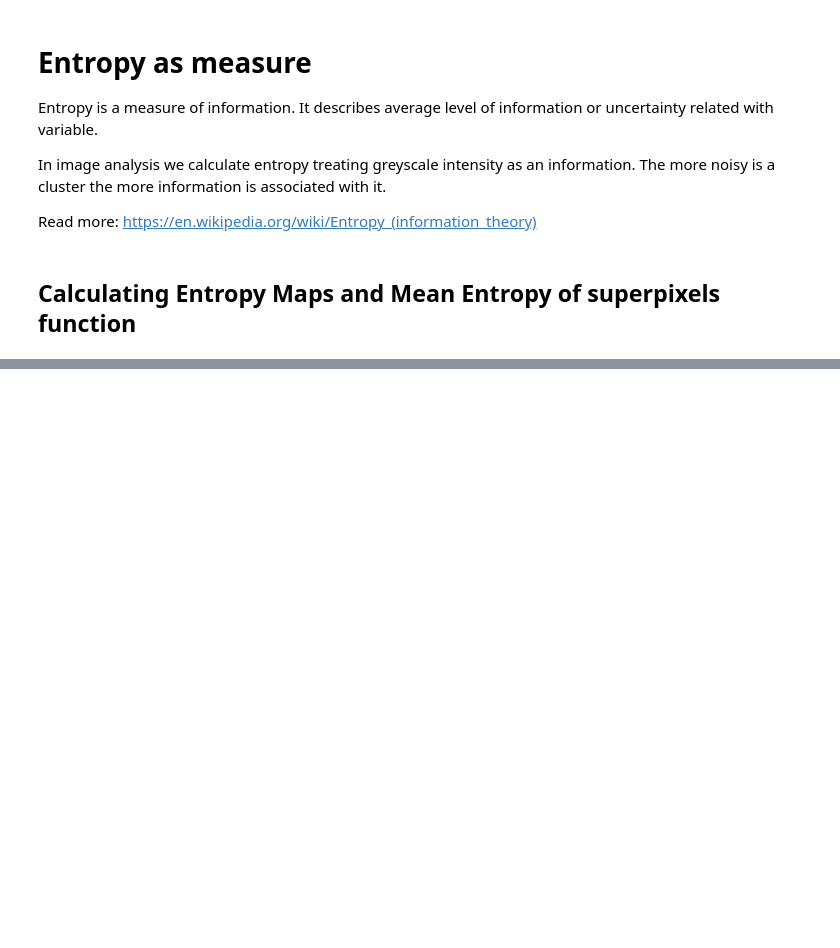
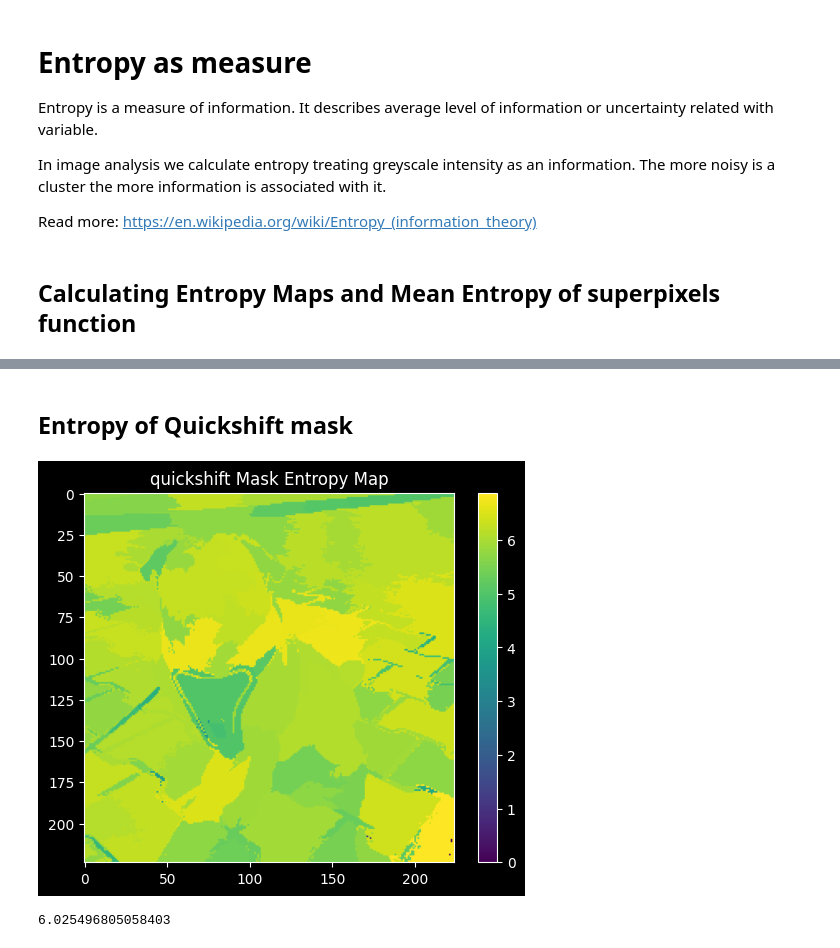
Before and after one commit to xXKeNdAmAmAsTeRXx/XAI_methods_in_classification, a Jupyter notebook: Intro_to_superpixels.ipynb, the cells around one changed output, grey strips where cells are left out. Drawn from its saved outputs; the diff is of its cells as text; code cells hidden in the pictures; blank space fills up the shorter version.

```diff
--- a/Intro_to_superpixels.ipynb
+++ b/Intro_to_superpixels.ipynb
@@ -141,0 +156,7 @@ def show_entropy_map(img, mask, title="Entropy Map"):
+# %% [markdown]
+## Entropy of Quickshift mask
+# %%
+show_entropy_map(img, qs_mask, title='quickshift Mask Entropy Map')
+# %% [output]
+[figure, added]
+6.025496805058403
```
Also changed, not shown: parts of 6 cells of this notebook.
